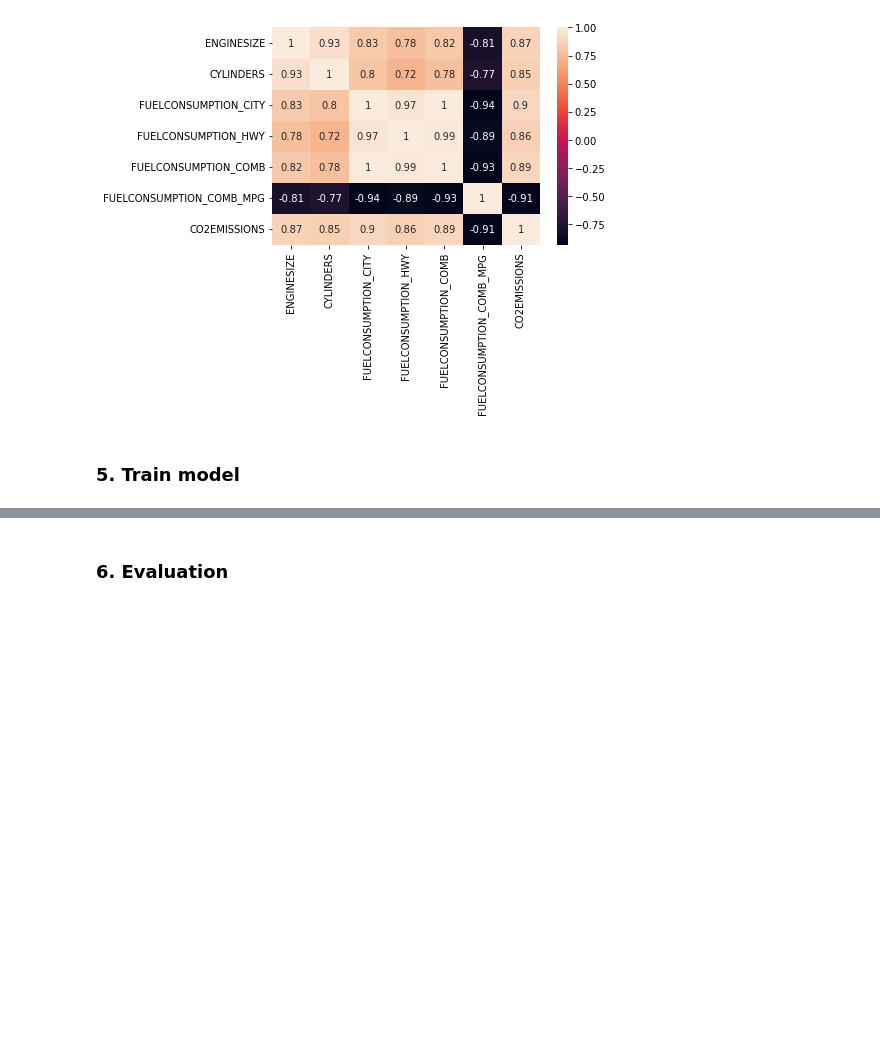
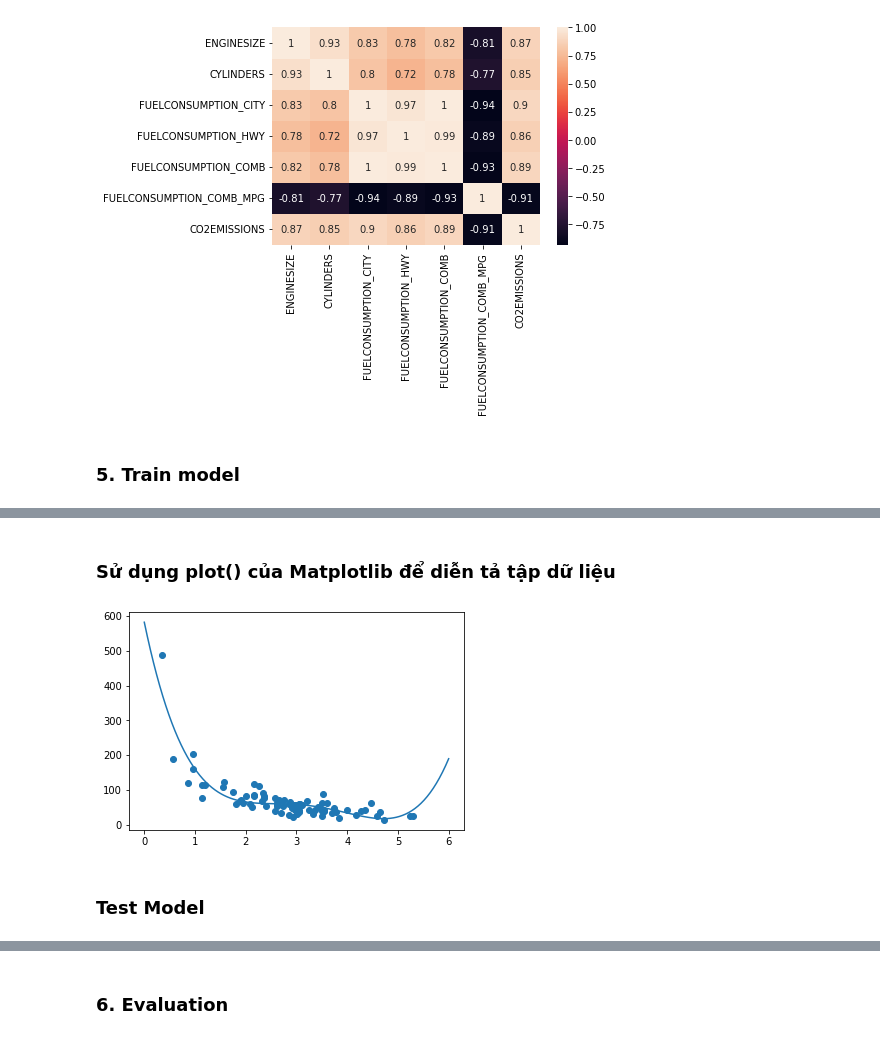
Before and after one commit to honghanhh/py40a12l2, a Jupyter notebook: lectures/lecture2/Manh_Linear_regression.ipynb, the cells around one changed output, grey strips where cells are left out. Cells and saved outputs as stored; diff of their text form; code cells hidden in the pictures; blank space fills up the shorter version.

```diff
--- a/lectures/lecture2/Manh_Linear_regression-Copy1.ipynb
+++ b/lectures/lecture2/Manh_Linear_regression.ipynb
@@ -210,0 +246,27 @@ plt.show()
+# %% [markdown]
+### Sử dụng plot() của Matplotlib để diễn tả tập dữ liệu
+# %%
+import numpy
+import matplotlib.pyplot as plt
+numpy.random.seed(2)
+
+x = numpy.random.normal(3, 1, 100)
+y = numpy.random.normal(150, 40, 100) / x
+
+train_x = x[:80]
+train_y = y[:80]
+
+test_x = x[80:]
+test_y = y[80:]
+
+Model_1 = numpy.poly1d(numpy.polyfit(train_x, train_y,4))
+
+Line_1 = numpy.linspace(0, 6, 100)
+
+plt.scatter(train_x, train_y)
+plt.plot(Line_1, Model_1(Line_1))
+plt.show()
+# %% [output]
+[figure, added]
+# %% [markdown]
+### Test Model
```
Also changed, not shown: parts of 9 cells of this notebook, 1 other file.
